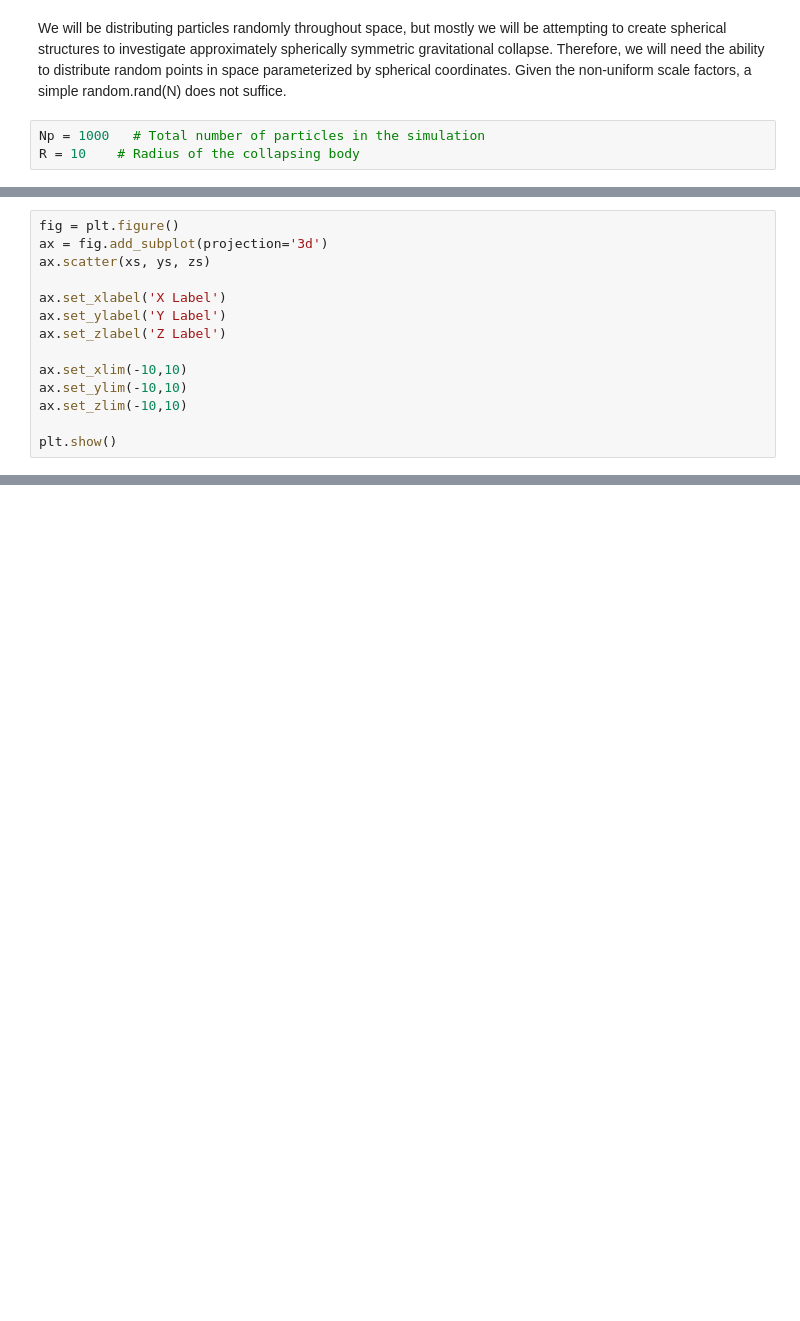
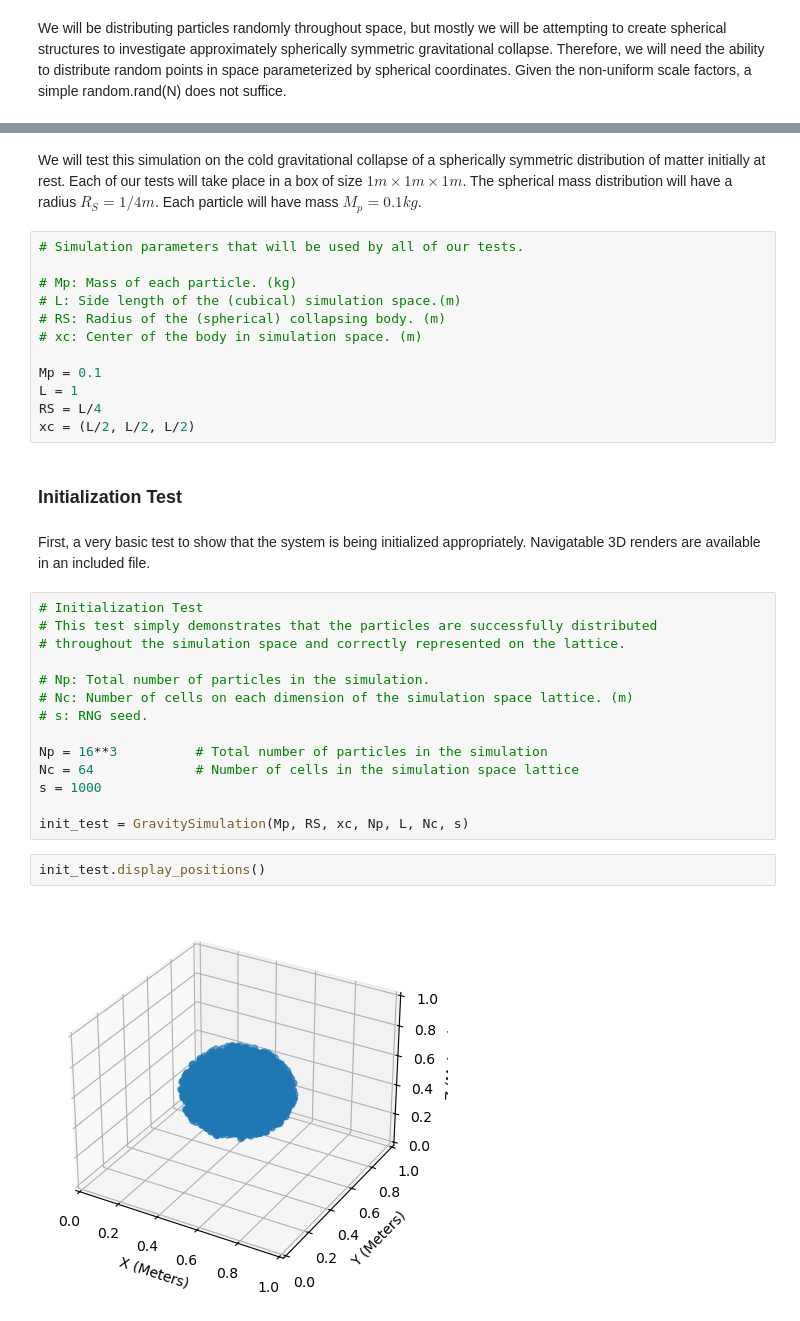
Before and after one commit to sam-vasquez/PM-Stellar-Collapse, a Jupyter notebook: Final Project Redone.ipynb, the cells around one changed output, grey strips where cells are left out. Drawn from its saved outputs; the diff is of its cells as text; blank space fills up the shorter version.

Commit message:
Initialization Tests

```diff
--- a/Final Project Redone.ipynb
+++ b/Final Project Redone.ipynb
@@ -25,5 +38,2 @@ import time
 # %% [markdown]
 We will be distributing particles randomly throughout space, but mostly we will be attempting to create spherical structures to investigate approximately spherically symmetric gravitational collapse. Therefore, we will need the ability to distribute random points in space parameterized by spherical coordinates. Given the non-uniform scale factors, a simple random.rand(N) does not suffice.
-# %%
-Np = 1000   # Total number of particles in the simulation
-R = 10    # Radius of the collapsing body
@@ -54,14 +64,0 @@ zs = rs*cos(thetas)
-# %%
-fig = plt.figure()
-ax = fig.add_subplot(projection='3d')
-ax.scatter(xs, ys, zs)
-
-ax.set_xlabel('X Label')
-ax.set_ylabel('Y Label')
-ax.set_zlabel('Z Label')
-
-ax.set_xlim(-10,10)
-ax.set_ylim(-10,10)
-ax.set_zlim(-10,10)
-
-plt.show()
@@ -69,0 +610,36 @@ plt.show()
+# %% [markdown]
+We will test this simulation on the cold gravitational collapse of a spherically symmetric distribution of matter initially at rest. Each of our tests will take place in a box of size $1m \times 1m \times 1m$. The spherical mass distribution will have a radius $R_S = 1/4 m$. Each particle will have mass $M_p = 0.1 kg$.
+# %%
+# Simulation parameters that will be used by all of our tests.
+
+# Mp: Mass of each particle. (kg)
+# L: Side length of the (cubical) simulation space.(m)
+# RS: Radius of the (spherical) collapsing body. (m)
+# xc: Center of the body in simulation space. (m)
+
+Mp = 0.1
+L = 1
+RS = L/4
+xc = (L/2, L/2, L/2)
+# %% [markdown]
+### Initialization Test
+# %% [markdown]
+First, a very basic test to show that the system is being initialized appropriately. Navigatable 3D renders are available in an included file.
+# %%
+# Initialization Test
+# This test simply demonstrates that the particles are successfully distributed
+# throughout the simulation space and correctly represented on the lattice.
+
+# Np: Total number of particles in the simulation.
+# Nc: Number of cells on each dimension of the simulation space lattice. (m)
+# s: RNG seed.
+
+Np = 16**3          # Total number of particles in the simulation
+Nc = 64             # Number of cells in the simulation space lattice
+s = 1000
+
+init_test = GravitySimulation(Mp, RS, xc, Np, L, Nc, s)
+# %%
+init_test.display_positions()
+# %% [output]
+[figure, added]
```
Also changed, not shown: parts of 27 cells of this notebook.
